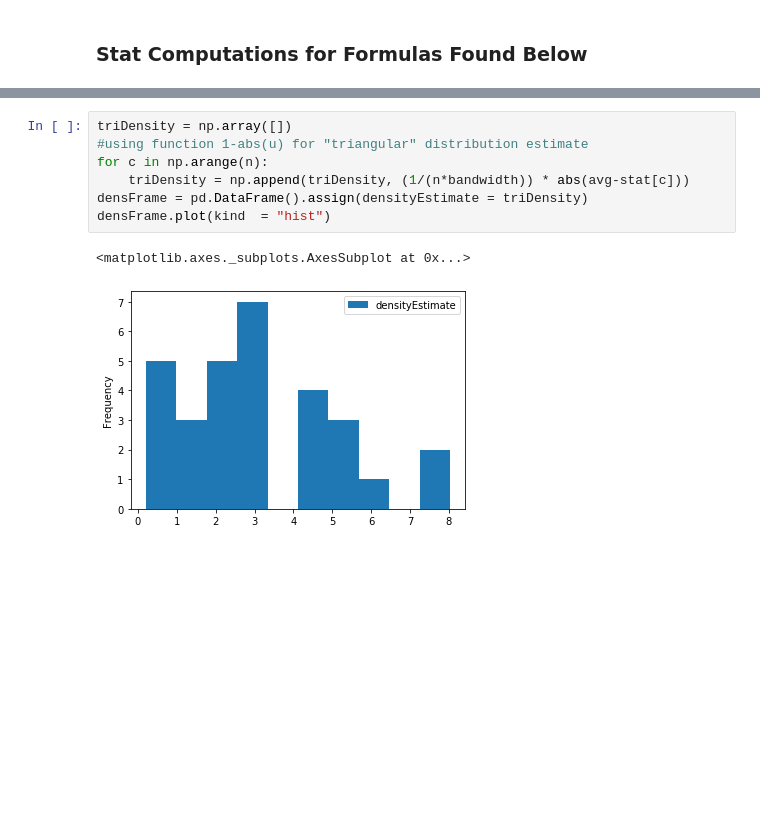
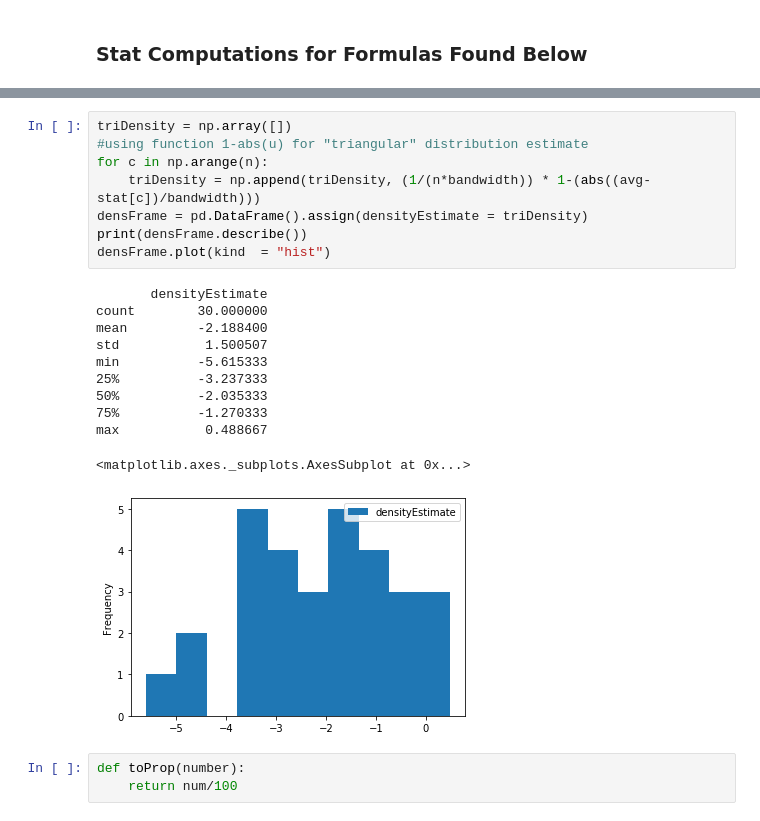
Before and after one commit to gilpasternak35/Likelihood, a Jupyter notebook: likelihood-public.ipynb, the cells around one changed output, grey strips where cells are left out. Cells and saved outputs as stored; diff of their text form; blank space fills up the shorter version.

Commit message:
More kernel density estimation, some fixed made but still off

```diff
--- a/likelihood-public.ipynb
+++ b/likelihood-public.ipynb
@@ -437,10 +447,23 @@ densityFrame.plot(kind  = "hist")
 # %%
 triDensity = np.array([])
 #using function 1-abs(u) for "triangular" distribution estimate
 for c in np.arange(n):
-    triDensity = np.append(triDensity, (1/(n*bandwidth)) * abs(avg-stat[c]))
+    triDensity = np.append(triDensity, (1/(n*bandwidth)) * 1-(abs((avg-stat[c])/bandwidth)))
 densFrame = pd.DataFrame().assign(densityEstimate = triDensity)
+print(densFrame.describe())
 densFrame.plot(kind  = "hist")
 # %% [output]
-<matplotlib.axes._subplots.AxesSubplot at 0x...>
+       densityEstimate
+count        30.000000
+mean         -2.188400
+std           1.500507
+min          -5.615333
+25%          -3.237333
+50%          -2.035333
+75%          -1.270333
+max           0.488667
+<matplotlib.axes._subplots.AxesSubplot at 0x...>
-[figure, old version]
+[figure, new version]
+# %%
+def toProp(number):
+    return num/100
```
Also changed, not shown: parts of 3 cells of this notebook.
